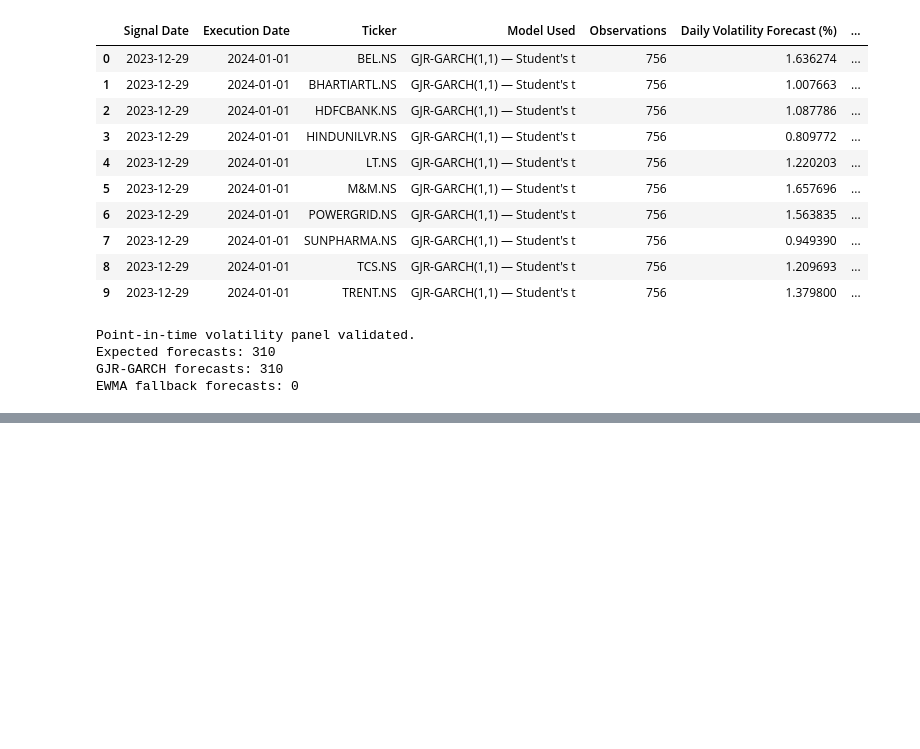
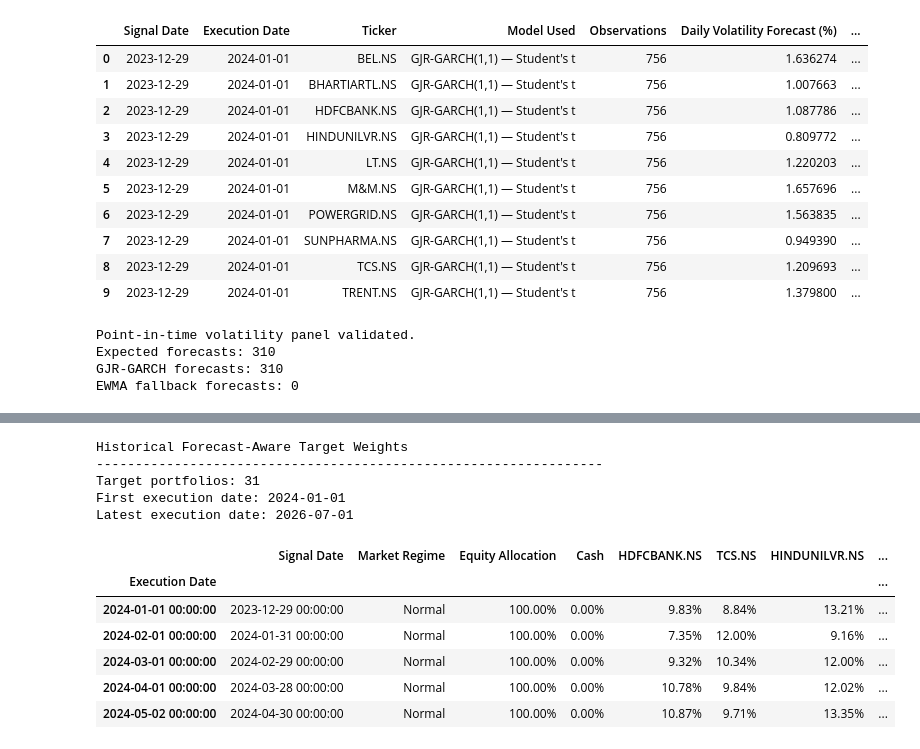
Before and after one commit to Rohil121/bharat-portfolio-lab, a Jupyter notebook: notebooks/04_forecasting_risk_models.ipynb, the cells around one changed output, grey strips where cells are left out. Cells and saved outputs as stored; diff of their text form; code cells hidden in the pictures; blank space fills up the shorter version.

Commit message:
Generate historical forecast-aware portfolio weights

```diff
--- a/notebooks/04_forecasting_risk_models.ipynb
+++ b/notebooks/04_forecasting_risk_models.ipynb
@@ -4274,0 +4438,80 @@ EWMA fallback forecasts: 0
+# %%
+# ---------------------------------------------------------
+# Historical target-weight panel
+# ---------------------------------------------------------
+
+monthly_forecast_aware_targets = (
+    pd.DataFrame(
+        historical_target_records
+    )
+    .sort_values("Execution Date")
+    .set_index("Execution Date")
+)
+
+forecast_weight_columns = (
+    DEFAULT_FORECAST_TICKERS
+    + ["Cash"]
+)
+
+monthly_forecast_aware_weights = (
+    monthly_forecast_aware_targets[
+        forecast_weight_columns
+    ]
+    .copy()
+)
+
+print("Historical Forecast-Aware Target Weights")
+print("-" * 65)
+print(
+    "Target portfolios:",
+    len(monthly_forecast_aware_targets),
+)
+print(
+    "First execution date:",
+    monthly_forecast_aware_targets
+    .index.min()
+    .date(),
+)
+print(
+    "Latest execution date:",
+    monthly_forecast_aware_targets
+    .index.max()
+    .date(),
+)
+
+display(
+    monthly_forecast_aware_targets[
+        [
+            "Signal Date",
+            "Market Regime",
+            "Equity Allocation",
+            "Cash",
+        ]
+        + DEFAULT_FORECAST_TICKERS
+    ]
+    .head()
+    .style.format(
+        {
+            "Equity Allocation": "{:.2%}",
+            "Cash": "{:.2%}",
+            **{
+                ticker: "{:.2%}"
+                for ticker
+                in DEFAULT_FORECAST_TICKERS
+            },
+        }
+    )
+)
+# %% [output]
+Historical Forecast-Aware Target Weights
+-----------------------------------------------------------------
+Target portfolios: 31
+First execution date: 2024-01-01
+Latest execution date: 2026-07-01
+|  | Signal Date | Market Regime | Equity Allocation | Cash | HDFCBANK.NS | TCS.NS | HINDUNILVR.NS | ... |
+| Execution Date |  |  |  |  |  |  |  | ... |
+| 2024-01-01 00:00:00 | 2023-12-29 00:00:00 | Normal | 100.00% | 0.00% | 9.83% | 8.84% | 13.21% | ... |
+| 2024-02-01 00:00:00 | 2024-01-31 00:00:00 | Normal | 100.00% | 0.00% | 7.35% | 12.00% | 9.16% | ... |
+| 2024-03-01 00:00:00 | 2024-02-29 00:00:00 | Normal | 100.00% | 0.00% | 9.32% | 10.34% | 12.00% | ... |
+| 2024-04-01 00:00:00 | 2024-03-28 00:00:00 | Normal | 100.00% | 0.00% | 10.78% | 9.84% | 12.02% | ... |
+| 2024-05-02 00:00:00 | 2024-04-30 00:00:00 | Normal | 100.00% | 0.00% | 10.87% | 9.71% | 13.35% | ... |
```
Also changed, not shown: parts of 3 cells of this notebook.
